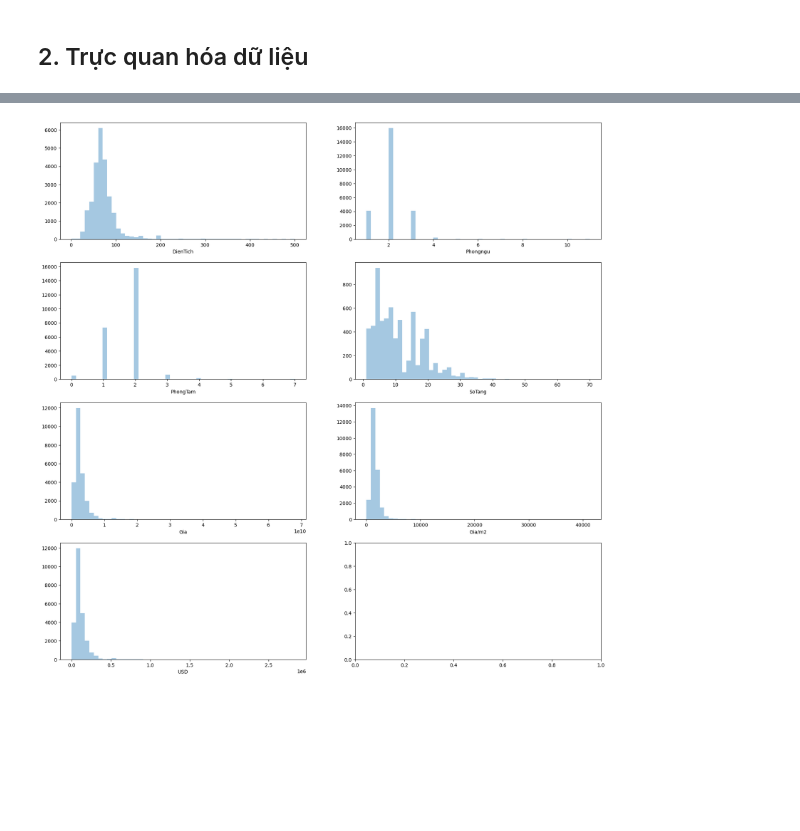
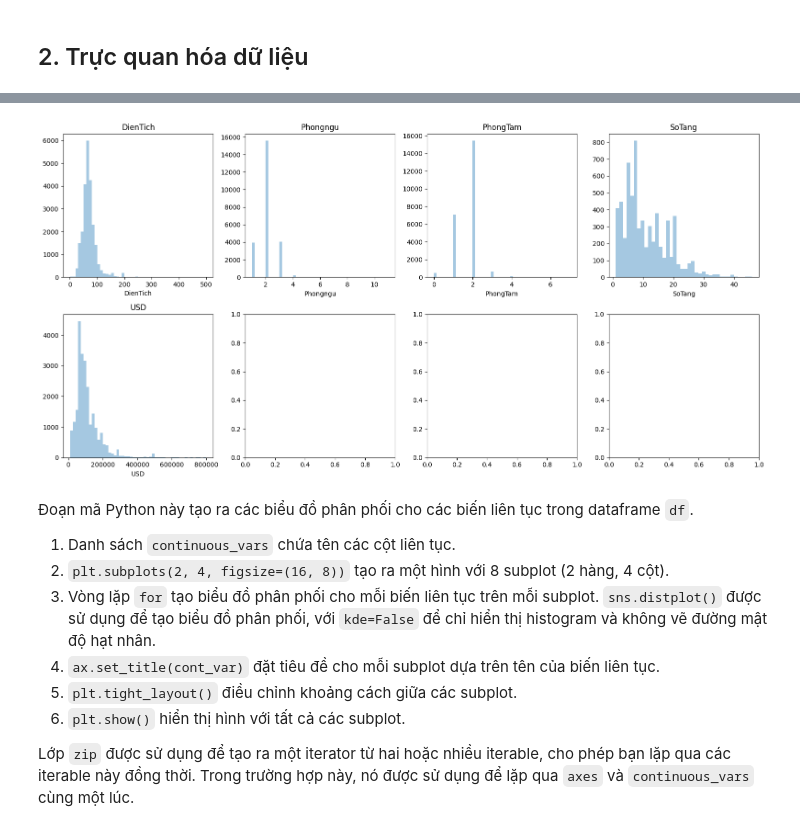
Before and after one commit to adamwilling/TLCN-KTDL-32, a Jupyter notebook: EDA.ipynb, the cells around one changed output, grey strips where cells are left out. Saved outputs shown, nothing was run; the diff lists cells and outputs as text; code cells hidden in the pictures; blank space fills up the shorter version.

```diff
--- a/EDA.ipynb
+++ b/EDA.ipynb
@@ -199,7 +224,6 @@ df = df.drop(df[df['Gia/m2'].isnull()].index)
 df = df.drop(df[df['Gia'].isnull()].index)
 # %%
-df['USD'] = round(df['Gia']/24000,0)
-df['Gia/m2'] = round(df['Gia/m2']/24000,0)
+
 rows  = df[df.DienTich > 500]
 df = df.drop(index = rows.index)
 rows  = df[df.SoTang > 81]
@@ -211,3 +235,11 @@ The number of row after cleaning data: 24529
+# %%
+# Tao cột USD bằng Gia/25000
+df['USD'] = df['Gia']/25000
+# Sau đó xóa cột Gia
+df = df.drop('Gia', axis=1)
+# %%
+# TinhTrangBDS xóa khoảng trắng đầu và cuối
+df['TinhTrangBDS'] = df['TinhTrangBDS'].str.strip()
 # %%
 pd.set_option('display.float_format', '{:.2f}'.format)
 df.describe()
@@ -248,11 +280,19 @@ memory usage: 3.6+ MB
 # %%
 # Trực quan hóa biến số phân loại (categorical variables)
 # các biểu đồ liên tiếp nhau, giảm dần theo số lượng
+
 categorical_vars = ['TinhTrangBDS', 'Loai', 'GiayTo', 'TinhTrangNoiThat', 'HuongCuaChinh', 'HuongBanCong', 'DacDiem', 'Quan']
 
-fig, axes = plt.subplots(4, 2, figsize=(20, 20))
+# Thiết lập kích thước subplot và biểu đồ
+fig, axes = plt.subplots(2, 4, figsize=(16, 8))
 axes = axes.flatten()
+
 for ax, catplot in zip(axes, categorical_vars):
     sns.countplot(x=catplot, data=df, ax=ax, order=df[catplot].value_counts().index)
     ax.set_xticklabels(ax.get_xticklabels(), rotation=45, ha='right')
+
+# Điều chỉnh khoảng cách giữa các subplot
+plt.tight_layout()
+
+plt.show()
 # %% [output]
@@ -260,15 +309,35 @@ for ax, catplot in zip(axes, categorical_vars):
 # %%
 
 # Trực quan hóa biến số liên tục (continuous variables)
 # các biểu đồ liên tiếp nhau, giảm dần theo số lượng
-continuous_vars = ['DienTich', 'Phongngu', 'PhongTam', 'SoTang', 'Gia', 'Gia/m2', 'USD']
 
-fig, axes = plt.subplots(4, 2, figsize=(20, 20))
+continuous_vars = ['DienTich', 'Phongngu', 'PhongTam', 'SoTang', 'USD']
+
+# Thiết lập kích thước subplot và biểu đồ
+fig, axes = plt.subplots(2, 4, figsize=(16, 8))
 axes = axes.flatten()
-for ax, catplot in zip(axes, continuous_vars):
-    sns.distplot(df[catplot], ax=ax, kde=False)
+
+for ax, cont_var in zip(axes, continuous_vars):
+    sns.distplot(df[cont_var], ax=ax, kde=False)
+    ax.set_title(cont_var)
+
+# Điều chỉnh khoảng cách giữa các subplot
+plt.tight_layout()
+
+plt.show()
 # %% [output]
-[figure, old version]
+[figure, new version]
+# %% [markdown]
+Đoạn mã Python này tạo ra các biểu đồ phân phối cho các biến liên tục trong dataframe `df`.
+
+1. Danh sách `continuous_vars` chứa tên các cột liên tục.
+2. `plt.subplots(2, 4, figsize=(16, 8))` tạo ra một hình với 8 subplot (2 hàng, 4 cột).
+3. Vòng lặp `for` tạo biểu đồ phân phối cho mỗi biến liên tục trên mỗi subplot. `sns.distplot()` được sử dụng để tạo biểu đồ phân phối, với `kde=False` để chỉ hiển thị histogram và không vẽ đường mật độ hạt nhân.
+4. `ax.set_title(cont_var)` đặt tiêu đề cho mỗi subplot dựa trên tên của biến liên tục.
+5. `plt.tight_layout()` điều chỉnh khoảng cách giữa các subplot.
+6. `plt.show()` hiển thị hình với tất cả các subplot.
+
+Lớp `zip` được sử dụng để tạo ra một iterator từ hai hoặc nhiều iterable, cho phép bạn lặp qua các iterable này đồng thời. Trong trường hợp này, nó được sử dụng để lặp qua `axes` và `continuous_vars` cùng một lúc.
 # %%
 # trực quan hóa các biến với "USD"
 # các biểu đồ liên tiếp nhau
```
Also changed, not shown: parts of 19 cells of this notebook, 4 other files.
